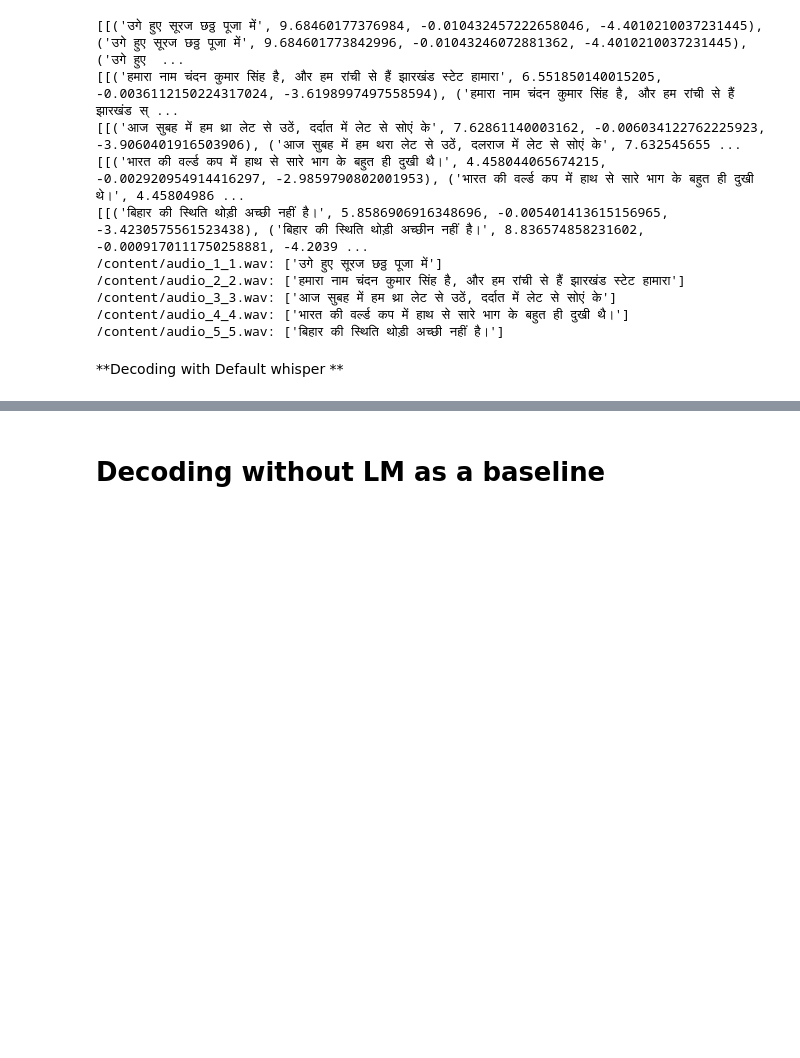
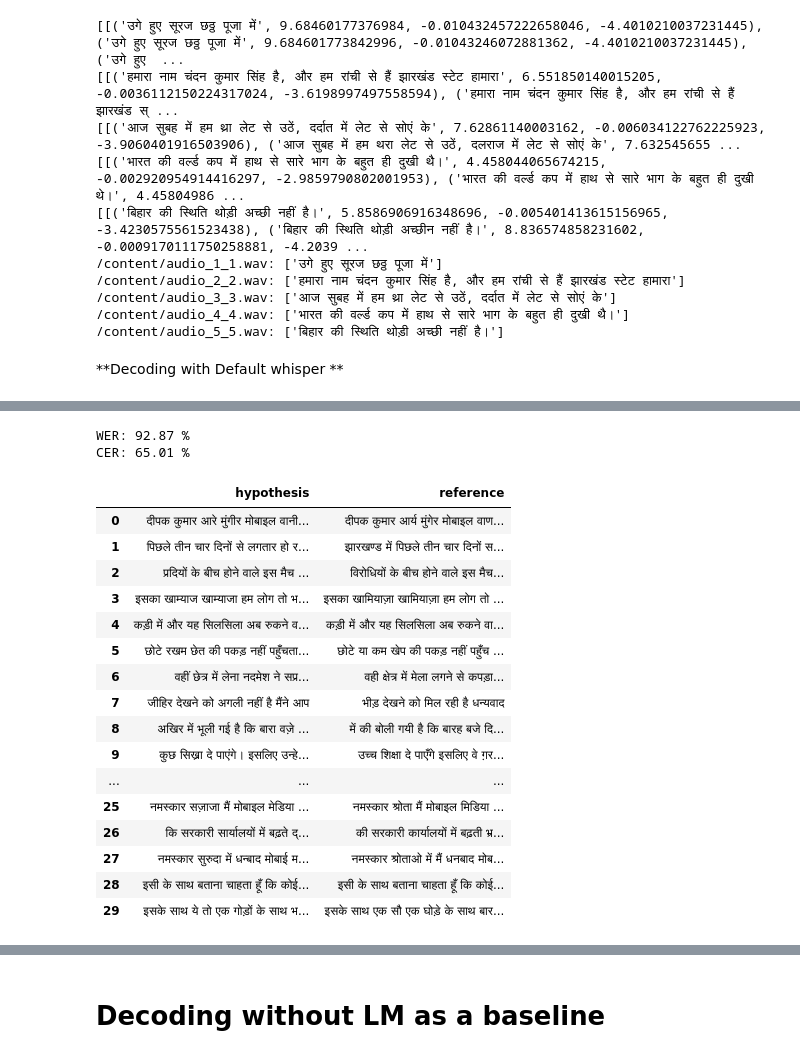
Before and after one commit to chandan110791/HindiSpeechRecognition, a Jupyter notebook: Whisper_LM_fusion_final.ipynb, the cells around one changed output, grey strips where cells are left out. Cells and saved outputs as stored; diff of their text form; code cells hidden in the pictures; blank space fills up the shorter version.

```diff
--- a/Whisper_LM_fusion_final.ipynb
+++ b/Whisper_LM_fusion_final.ipynb
@@ -1228,0 +1223,62 @@ CER: 100.28 %
+# %%
+wer = jiwer.wer(list(baseline_df["reference"]), list(baseline_df["hypothesis"]))
+cer = jiwer.cer(list(baseline_df["reference"]), list(baseline_df["hypothesis"]))
+
+print(f"WER: {wer * 100:.2f} %")
+print(f"CER: {cer * 100:.2f} %")
+# %% [output]
+WER: 92.87 %
+CER: 65.01 %
+# %%
+import whisper
+
+hypotheses = []
+references = []
+
+# Load the model
+model_orignal_whisper = whisper.load_model("large")  # Choose model size as needed
+
+# for mel, text in tqdm(loader):
+#     # results = model.decode(mels, options)
+#     # hypotheses.extend([result.text for result in results])
+#     result = decode_baseline(model_orignal_whisper, mel, beam_size) # Is this okay ?
+#     hypotheses.extend(result)
+#     references.extend(text)
+
+# Transcribe each audio file
+# Initialize empty lists for hypotheses and references
+hypotheses = []
+references = []
+
+# Transcribe each audio file
+for index in range(len(split_test_datasets["finetune"])):
+    # Get the path to the audio file
+    #print(index)
+    audio_file_path = split_test_datasets["finetune"]["audio"][index]["path"]
+    #print(audio_file_path)
+    # Transcribe the audio file
+    result = model_orignal_whisper.transcribe(audio_file_path, language="hi")["text"]
+    # Append the transcription (hypothesis) and the reference
+    hypotheses.append(result)
+    references.append(split_test_datasets["finetune"]["sentence"][index])
+
+baseline_df = pd.DataFrame(dict(hypothesis=hypotheses, reference=references))
+baseline_df
+# %% [output]
+|  | hypothesis | reference |
+| 0 | दीपक कुमार आरे मुंगीर मोबाइल वानी... | दीपक कुमार आर्य मुंगेर मोबाइल वाण... |
+| 1 | पिछले तीन चार दिनों से लगतार हो र... | झारखण्ड में पिछले तीन चार दिनों स... |
+| 2 | प्रदियों के बीच होने वाले इस मैच ... | विरोधियों के बीच होने वाले इस मैच... |
+| 3 | इसका खाम्याज खाम्याजा हम लोग तो भ... | इसका खामियाज़ा खामियाज़ा हम लोग तो ... |
+| 4 | कड़ी में और यह सिलसिला अब रुकने व... | कड़ी में और यह सिलसिला अब रुकने वा... |
+| 5 | छोटे रखम छेत की पकड़ नहीं पहुँचता... | छोटे या कम खेप की पकड़ नहीं पहुँच ... |
+| 6 | वहीं छेत्र में लेना नदमेश ने सप्र... | वही क्षेत्र में मेला लगने से कपड़ा... |
+| 7 | जीहिर देखने को अगली नहीं है मैंने आप | भीड़ देखने को मिल रही है धन्यवाद |
+| 8 | अखिर में भूली गई है कि बारा वज़े ... | में की बोली गयी है कि बारह बजे दि... |
+| 9 | कुछ सिख्रा दे पाएंगे। इसलिए उन्हे... | उच्च शिक्षा दे पाएँगे इसलिए वे ग़र... |
+| ... | ... | ... |
+| 25 | नमस्कार सज़ाजा मैं मोबाइल मेडिया ... | नमस्कार श्रोता मैं मोबाइल मिडिया ... |
+| 26 | कि सरकारी सार्यालयों में बढ़ते द्... | की सरकारी कार्यालयों में बढ़ती भ्र... |
+| 27 | नमस्कार सुरुदा में धन्बाद मोबाई म... | नमस्कार श्रोताओ में मैं धनबाद मोब... |
+| 28 | इसी के साथ बताना चाहता हूँ कि कोई... | इसी के साथ बताना चाहता हूँ कि कोई... |
+| 29 | इसके साथ ये तो एक गोड़ों के साथ भ... | इसके साथ एक सौ एक घोड़े के साथ बार... |
```
Also changed, not shown: parts of 23 cells of this notebook.
